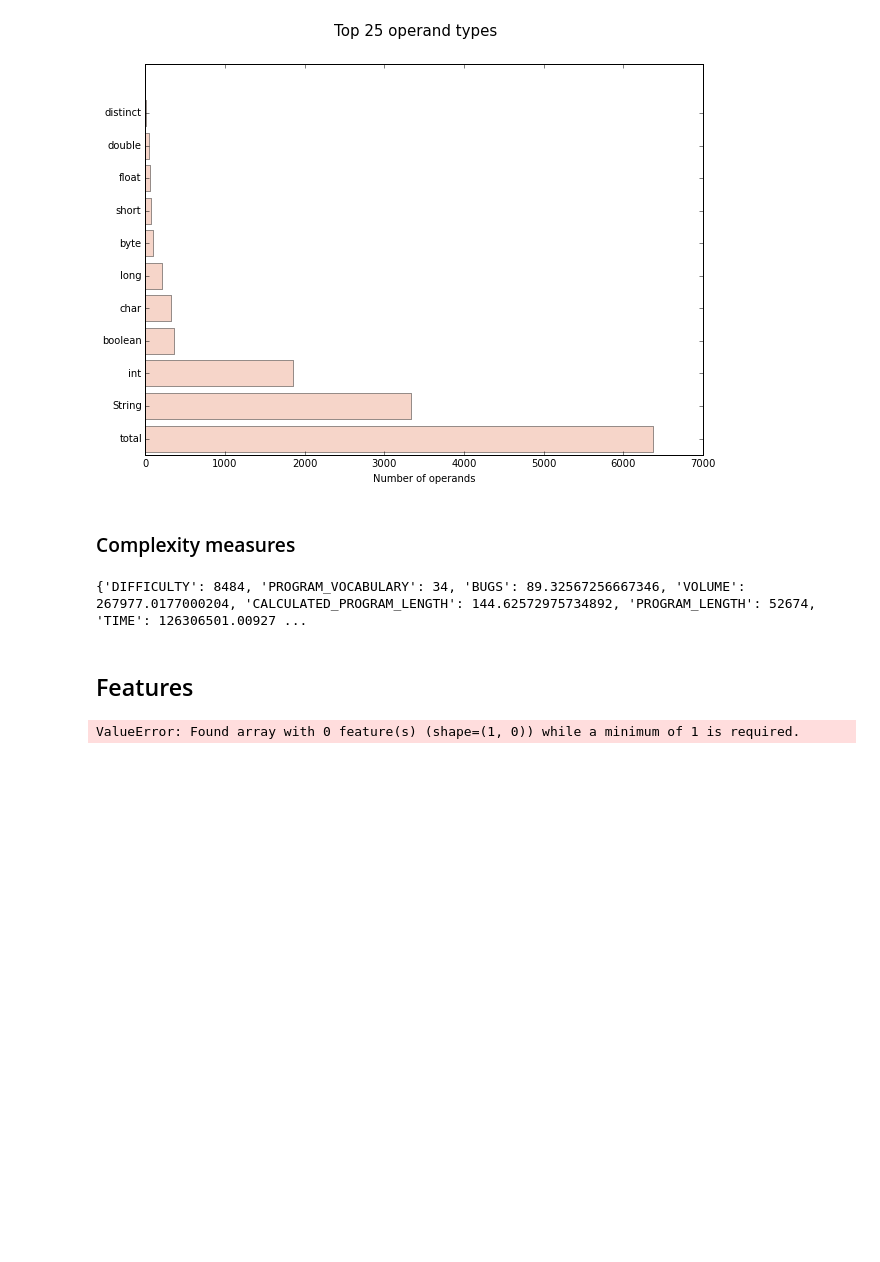
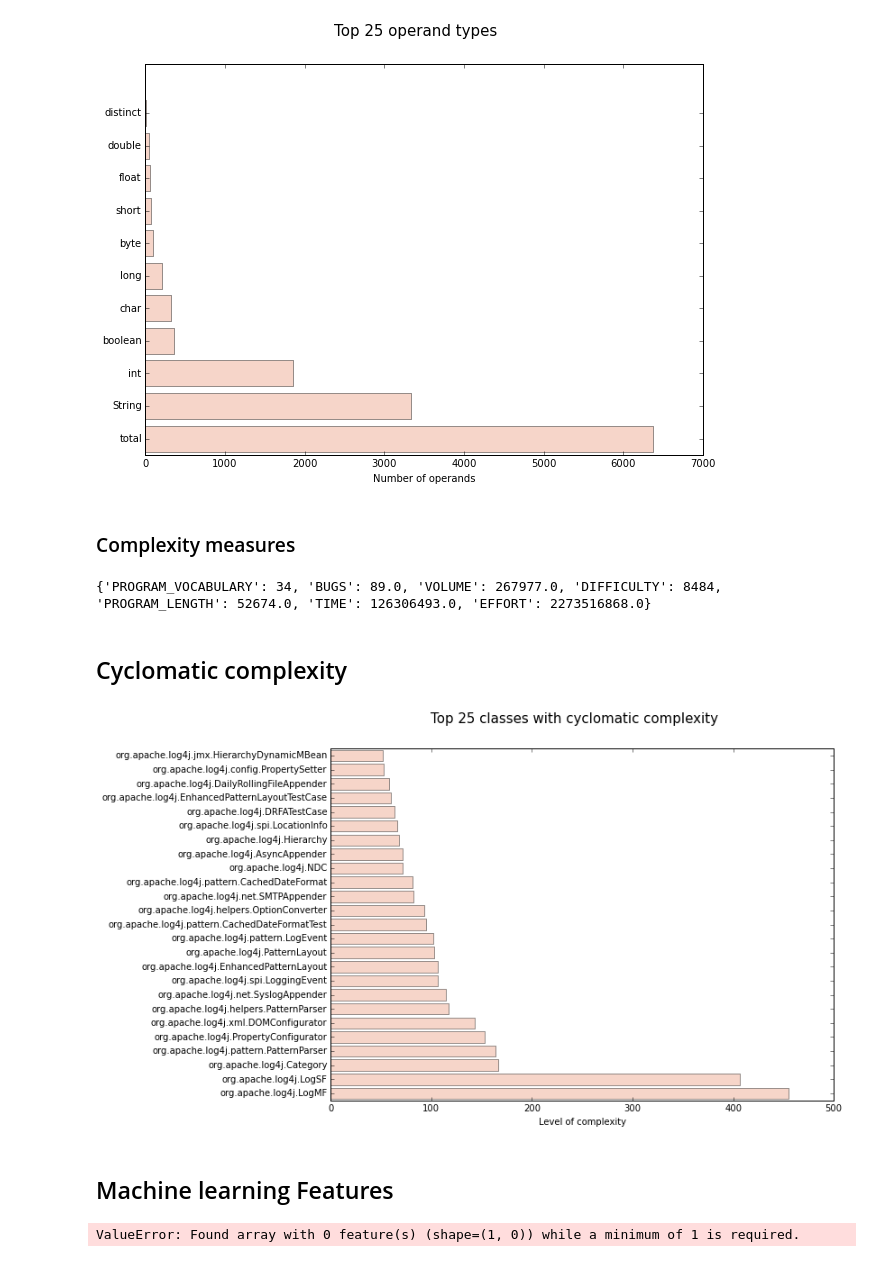
Before and after one commit to ppossemiers/analyzer, a Jupyter notebook: analyzer.ipynb, the cells around one changed output. Drawn from its saved outputs; the diff is of its cells as text; code cells hidden in the pictures; blank space fills up the shorter version.

Commit message:
Added Complexity measurement

```diff
--- a/analyzer.ipynb
+++ b/analyzer.ipynb
@@ -135,39 +137,43 @@ def count_inheritance(src):
 
 def count_references(src):
     names, tups = zip(*src)
-    refs = {e : 0 for i, e in enumerate(names)}
+    dict = {e : 0 for i, e in enumerate(names)}
 
     for name in names:
         c_name = name[name.rfind('.'):]
         for tup in tups:
             if find_whole_word(c_name)(tup[0]):
-                refs[name] += 1
+                dict[name] += 1
 
     # sort by amount of references
-    return {k: v for k, v in refs.iteritems() if v > 1}
+    return {k: v for k, v in dict.iteritems() if v > 1}
 
 def count_lines(src):
-    counts = {e : 0 for i, e in enumerate(src)}
+    dict = {e : 0 for i, e in enumerate(src)}
 
     for name, tup in src:
+        dict[name] = 0
         lines = tup[0].split('\n')
-        counts[name] = len(lines)
+        for line in lines:
+            if line != '\n':
+                dict[name] += 1
 
     # sort by amount of lines
-    return {k: v for k, v in counts.iteritems()}
+    return {k: v for k, v in dict.iteritems()}
 
 # constructors not counted
 def count_methods(src):
-    methods = {e : 0 for i, e in enumerate(src)}
+    dict = {e : 0 for i, e in enumerate(src)}
 
     for name, tup in src:
-        methods[name] = len(tup[1].types[0].methods)
+        dict[name] = len(tup[1].types[0].methods)
 
     # sort by amount of functions
-    return {k: v for k, v in methods.iteritems()}
+    return {k: v for k, v in dict.iteritems()}
 
 def count_operators(src):
     dict = {key: 0 for key in OPERATORS}
+
     for name, tup in src:
         for op in OPERATORS:
             # if operator is in list, match it without anything preceding or following it
@@ -194,6 +200,7 @@ def count_operators(src):
 
 def count_operands(src):
     dict = {key: 0 for key in OPERANDS}
+
     for name, tup in src:
         lines = tup[0].split('\n')
         for line in lines:
@@ -211,6 +218,16 @@ def count_operands(src):
     dict['distinct'] = distinct
 
     return dict
+
+def calc_cyclomatic_complexity(src):
+    dict = {}
+
+    for name, tup in src:
+        dict[name] = 1
+        dict[name] += len(re.findall('if|else|for|switch|while', tup[0]))
+
+    # sort by amount of complexity
+    return {k: v for k, v in dict.iteritems()}
 
 def make_hbar_plot(dictionary, title, x_label, top=TOP):
     # show top classes
@@ -297,20 +314,25 @@ make_hbar_plot(operands_dict, 'Top 25 operand types', 'Number of operands', 25)
 ### Complexity measures
 # %%
 halstead_dict['PROGRAM_VOCABULARY'] = operators_dict['distinct'] + operands_dict['distinct']
-halstead_dict['PROGRAM_LENGTH'] = operators_dict['total'] + operands_dict['total']
-halstead_dict['CALCULATED_PROGRAM_LENGTH'] = operators_dict['distinct'] * log(operators_dict['distinct'], 2) + \
-                                             operands_dict['distinct'] * log(operands_dict['distinct'], 2)
-halstead_dict['VOLUME'] = halstead_dict['PROGRAM_LENGTH'] * log(halstead_dict['PROGRAM_VOCABULARY'], 2)
+halstead_dict['PROGRAM_LENGTH'] = round(operators_dict['total'] + operands_dict['total'], 0)
+halstead_dict['VOLUME'] = round(halstead_dict['PROGRAM_LENGTH'] * log(halstead_dict['PROGRAM_VOCABULARY'], 2), 0)
 halstead_dict['DIFFICULTY'] = (operators_dict['distinct'] / 2) * (operands_dict['total'] / operands_dict['distinct'])
-halstead_dict['EFFORT'] = halstead_dict['VOLUME'] * halstead_dict['DIFFICULTY']
-halstead_dict['TIME'] = halstead_dict['EFFORT'] / 18
-halstead_dict['BUGS'] = halstead_dict['VOLUME'] / 3000
+halstead_dict['EFFORT'] = round(halstead_dict['VOLUME'] * halstead_dict['DIFFICULTY'], 0)
+halstead_dict['TIME'] = round(halstead_dict['EFFORT'] / 18, 0)
+halstead_dict['BUGS'] = round(halstead_dict['VOLUME'] / 3000, 0)
 
 print halstead_dict
 # %% [output]
-{'DIFFICULTY': 8484, 'PROGRAM_VOCABULARY': 34, 'BUGS': 89.32567256667346, 'VOLUME': 267977.0177000204, 'CALCULATED_PROGRAM_LENGTH': 144.62572975734892, 'PROGRAM_LENGTH': 52674, 'TIME': 126306501.00927 ...
+{'PROGRAM_VOCABULARY': 34, 'BUGS': 89.0, 'VOLUME': 267977.0, 'DIFFICULTY': 8484, 'PROGRAM_LENGTH': 52674.0, 'TIME': 126306493.0, 'EFFORT': 2273516868.0}
+# %% [markdown]
+## Cyclomatic complexity
+# %%
+cyclomatic_dict = calc_cyclomatic_complexity(joined)
+make_hbar_plot(cyclomatic_dict, 'Top 25 classes with cyclomatic complexity', 'Level of complexity', 25)
+# %% [output]
+[figure, added]
 # %% [markdown]
-## Features
+## Machine learning Features
 # %%
 # Featurize all the above metrics
 
```
Also changed, not shown: parts of 2 cells of this notebook.
